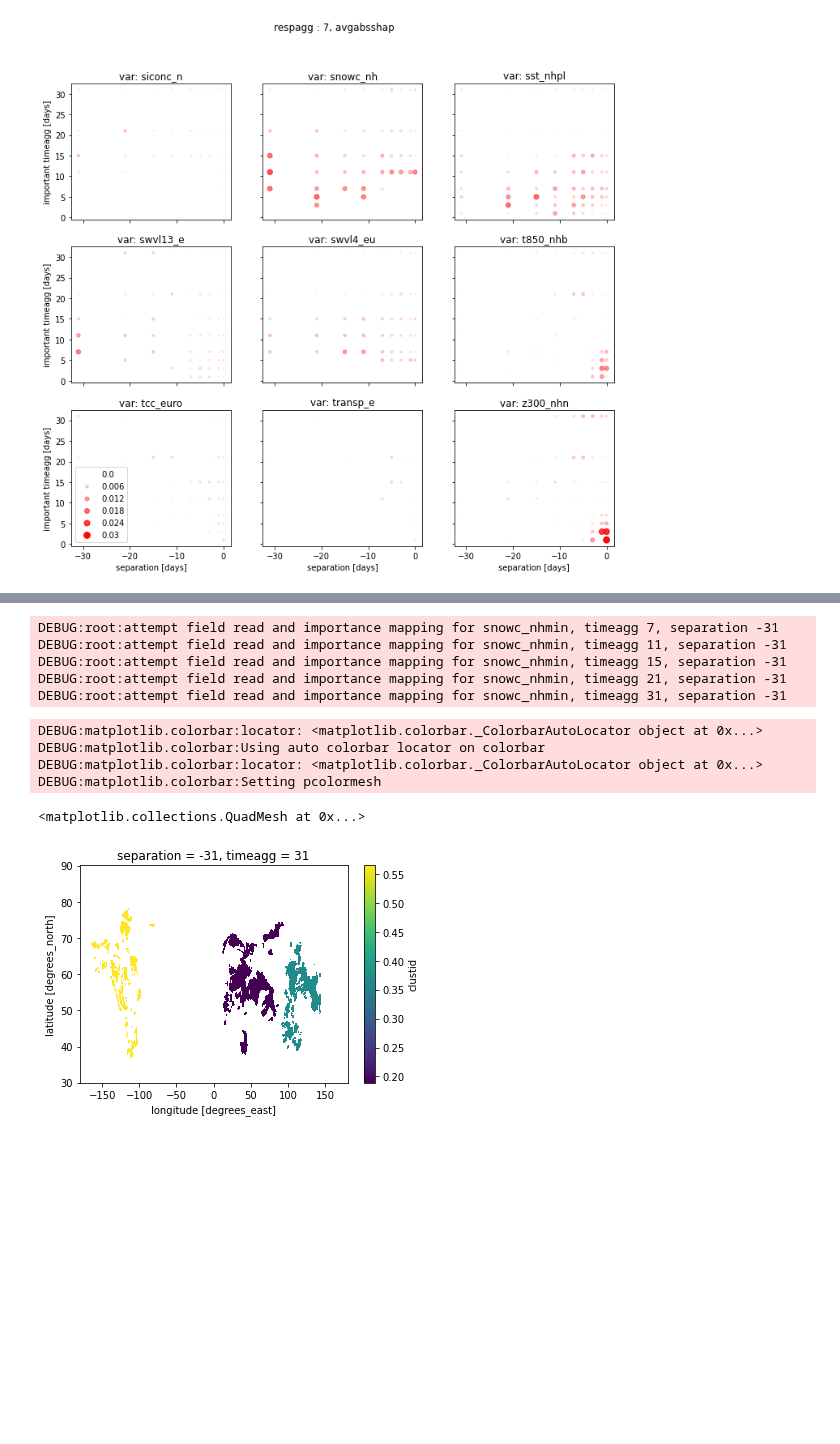
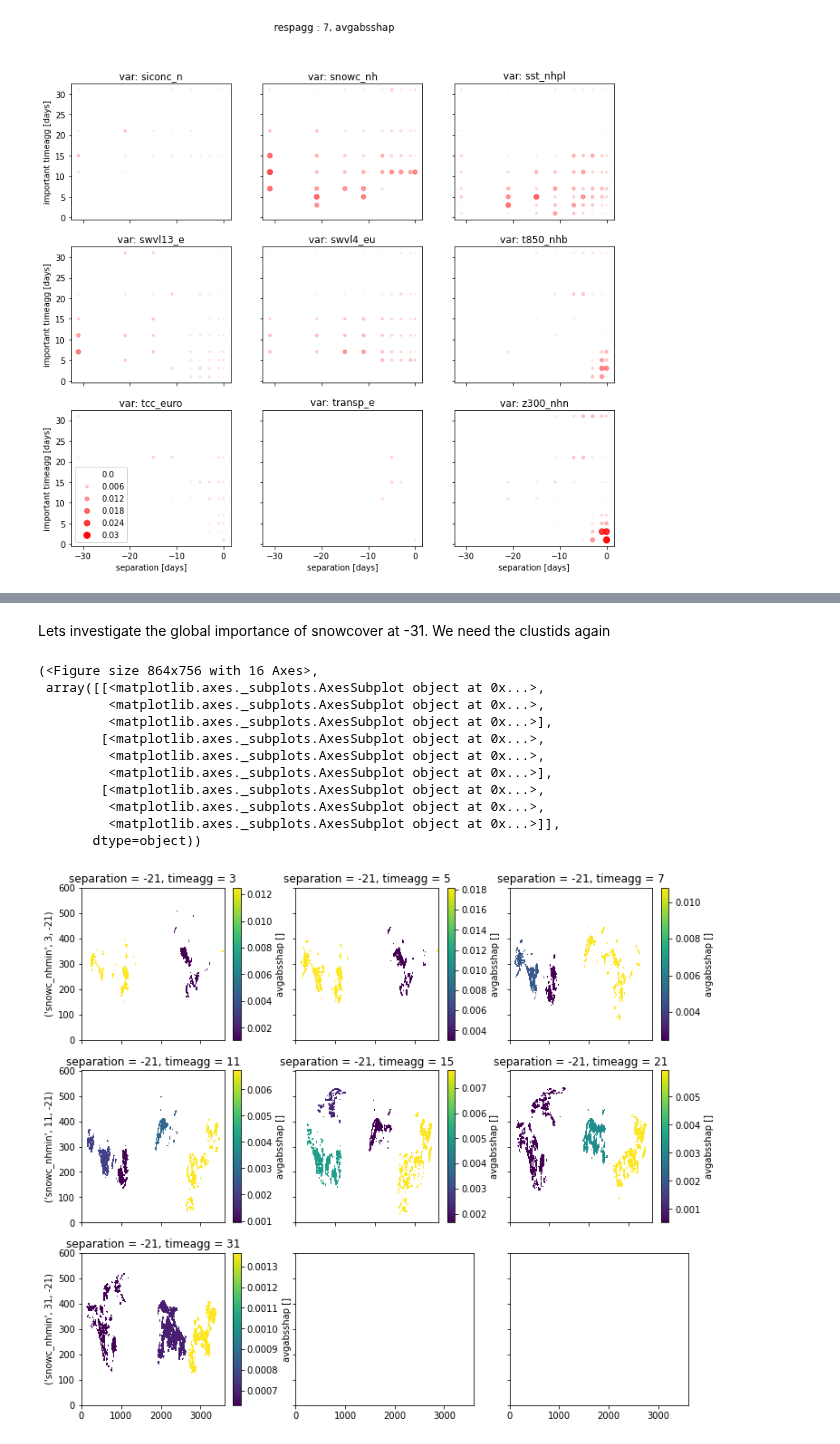
Before and after one commit to chiemvs/Weave, a Jupyter notebook: notebooks/test_inspection.ipynb, the cells around one changed output, grey strips where cells are left out. Cells and saved outputs as stored; diff of their text form; code cells hidden in the pictures; blank space fills up the shorter version.

```diff
--- a/notebooks/test_inspection.ipynb
+++ b/notebooks/test_inspection.ipynb
@@ -36,5 +36,3 @@ fig, axes = dotplot(shap.df.iloc[:,0], alphascaler = 32, sizescaler=2000, nlegen
 [figure]
 # %%
 mapint = MapInterface(corclustpath=Path('/scistor/ivm/jsn295/clusterpar3_roll_spearman_varalpha/'))
-# %%
-mapint.load_one_dataset('sst_nhplus',7)
@@ -121,20 +39,20 @@ DEBUG:matplotlib.font_manager:findfont: Matching sans\-serif:style=normal:varian
-# %%
-keys, impmaps = mapint.map_to_fields(selection)
-# %% [output]
-DEBUG:root:attempt field read and importance mapping for snowc_nhmin, timeagg 7, separation -31
-DEBUG:root:attempt field read and importance mapping for snowc_nhmin, timeagg 11, separation -31
-DEBUG:root:attempt field read and importance mapping for snowc_nhmin, timeagg 15, separation -31
-DEBUG:root:attempt field read and importance mapping for snowc_nhmin, timeagg 21, separation -31
-DEBUG:root:attempt field read and importance mapping for snowc_nhmin, timeagg 31, separation -31
-# %%
-impmaps[-1].plot()
-# %% [output]
-DEBUG:matplotlib.colorbar:locator: <matplotlib.colorbar._ColorbarAutoLocator object at 0x...>
-DEBUG:matplotlib.colorbar:Using auto colorbar locator on colorbar
-DEBUG:matplotlib.colorbar:locator: <matplotlib.colorbar._ColorbarAutoLocator object at 0x...>
-DEBUG:matplotlib.colorbar:Setting pcolormesh
-<matplotlib.collections.QuadMesh at 0x...>
-[figure, removed]
-# %%
-shap = ImportanceData(basepath = Path('/scistor/ivm/jsn295/shaptest_standard'), respagg = 7, separation = [0,-1,-3,-5,-7,-11,-15,-21,-31])
-shap.load_data(inputpath = Path('/scistor/ivm/jsn295/clusterpar3_roll_spearman_varalpha'))
+# %% [markdown]
+Lets investigate the global importance of snowcover at -31. We need the clustids again
+# %%
+shap.load_data(inputpath = Path('/scistor/ivm/jsn295/clusterpar3_roll_spearman_varalpha'))
+shap.global_shap() # Reduces the column axis.
+mapresult = mapint.map_to_fields(shap.df.loc[(slice(None),'snowc_nhmin',slice(None),slice(None),-21),:].iloc[:,0])
+mapplot(mapresult, wrap_per_row=3)
+# %% [output]
+(<Figure size 864x756 with 16 Axes>,
+ array([[<matplotlib.axes._subplots.AxesSubplot object at 0x...>,
+         <matplotlib.axes._subplots.AxesSubplot object at 0x...>,
+         <matplotlib.axes._subplots.AxesSubplot object at 0x...>],
+        [<matplotlib.axes._subplots.AxesSubplot object at 0x...>,
+         <matplotlib.axes._subplots.AxesSubplot object at 0x...>,
+         <matplotlib.axes._subplots.AxesSubplot object at 0x...>],
+        [<matplotlib.axes._subplots.AxesSubplot object at 0x...>,
+         <matplotlib.axes._subplots.AxesSubplot object at 0x...>,
+         <matplotlib.axes._subplots.AxesSubplot object at 0x...>]],
+       dtype=object))
+[figure, added]
```
Also changed, not shown: parts of 29 cells of this notebook, 1 other file.
